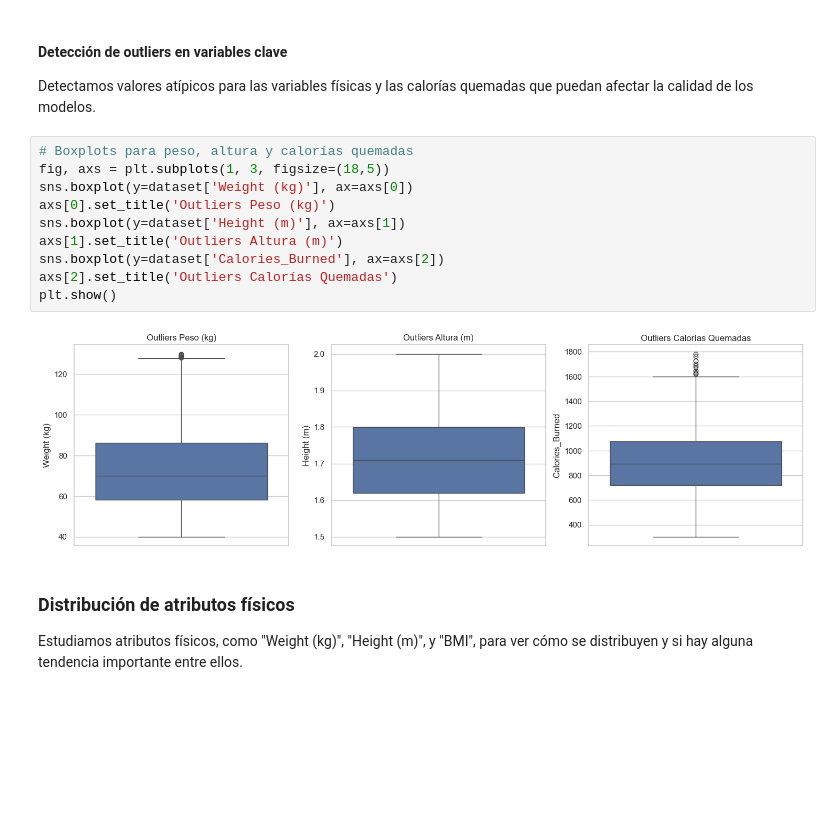
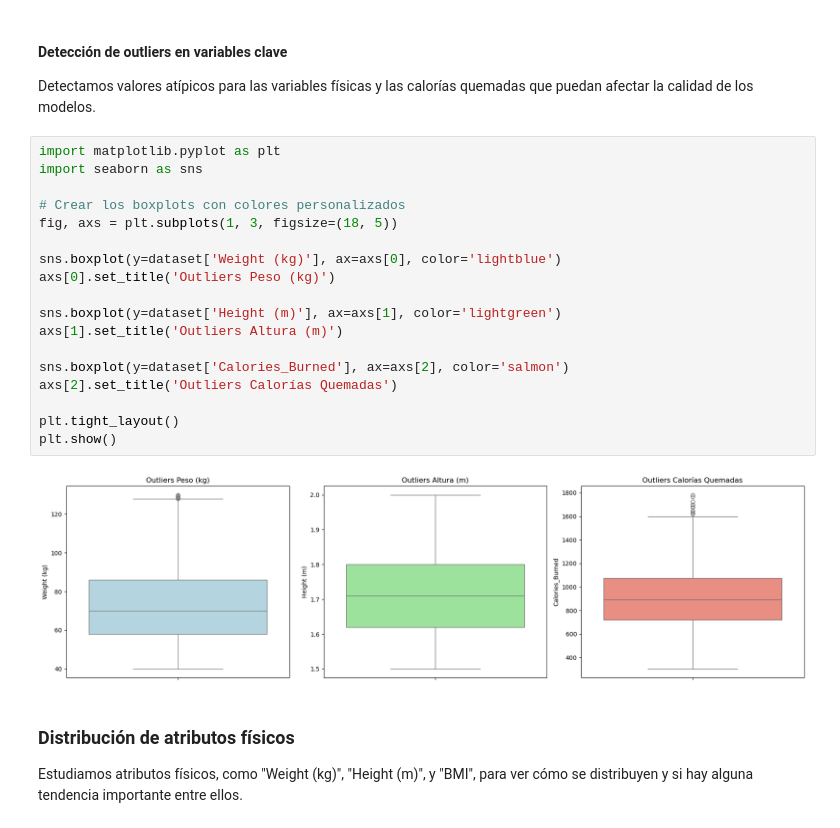
Before and after one commit to carlyg7/TFG, a Jupyter notebook: analisis_de_datos.ipynb, the cells around one changed output. Drawn from its saved outputs; the diff is of its cells as text; blank space fills up the shorter version.

```diff
--- a/analisis_de_datos.ipynb
+++ b/analisis_de_datos.ipynb
@@ -209,17 +204,25 @@ Name: count, dtype: int64
 #### Detección de outliers en variables clave
 Detectamos valores atípicos para las variables físicas y las calorías quemadas que puedan afectar la calidad de los modelos.
 # %%
-# Boxplots para peso, altura y calorías quemadas
-fig, axs = plt.subplots(1, 3, figsize=(18,5))
-sns.boxplot(y=dataset['Weight (kg)'], ax=axs[0])
+import matplotlib.pyplot as plt
+import seaborn as sns
+
+# Crear los boxplots con colores personalizados
+fig, axs = plt.subplots(1, 3, figsize=(18, 5))
+
+sns.boxplot(y=dataset['Weight (kg)'], ax=axs[0], color='lightblue')
 axs[0].set_title('Outliers Peso (kg)')
-sns.boxplot(y=dataset['Height (m)'], ax=axs[1])
+
+sns.boxplot(y=dataset['Height (m)'], ax=axs[1], color='lightgreen')
 axs[1].set_title('Outliers Altura (m)')
-sns.boxplot(y=dataset['Calories_Burned'], ax=axs[2])
+
+sns.boxplot(y=dataset['Calories_Burned'], ax=axs[2], color='salmon')
 axs[2].set_title('Outliers Calorías Quemadas')
+
+plt.tight_layout()
 plt.show()
 # %% [output]
-[figure, old version]
+[figure, new version]
 # %% [markdown]
 ### Distribución de atributos físicos
 Estudiamos atributos físicos, como "Weight (kg)", "Height (m)", y "BMI", para ver cómo se distribuyen y si hay alguna tendencia importante entre ellos.
```
Also changed, not shown: parts of 4 cells of this notebook, 10 other files.
